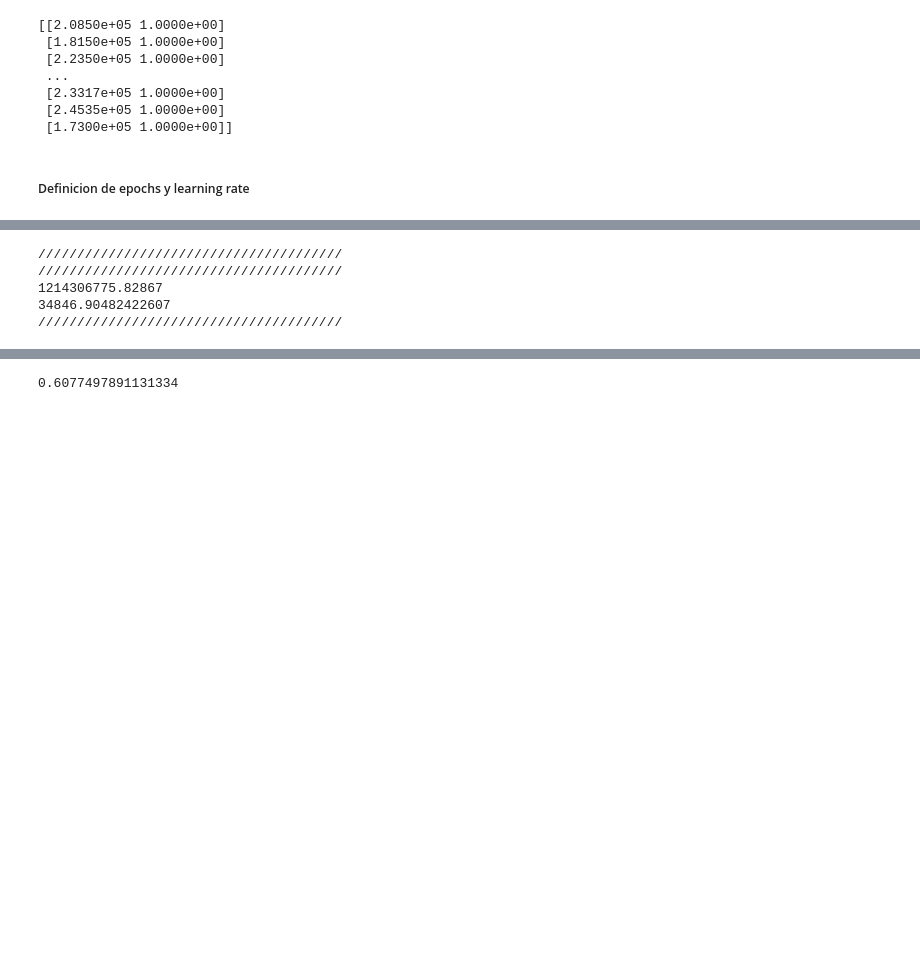
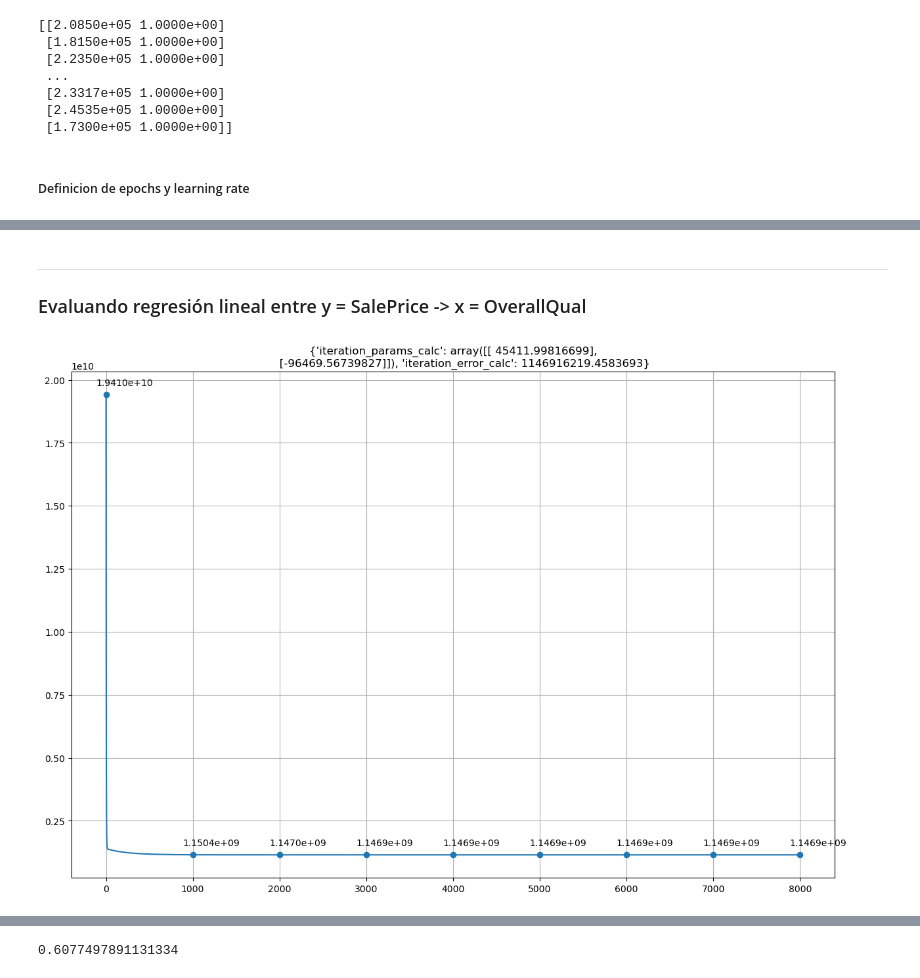
Before and after one commit to Alejndro22/simple-linear-regression-ds, a Jupyter notebook: 24008282_Proyecto_1.ipynb, the cells around one changed output, grey strips where cells are left out. Drawn from its saved outputs; the diff is of its cells as text; code cells hidden in the pictures; blank space fills up the shorter version.

```diff
--- a/24008282_Proyecto_1.ipynb
+++ b/24008282_Proyecto_1.ipynb
@@ -657,3 +554,0 @@ array([ 4627283., -4748856.])
-# %%
-vectorized_gradients_vectors = vectorized_gradients_vectors * (1/n)
-vectorized_gradients_vectors
@@ -758,8 +654,5 @@ m1 = SimpleLinearRegression(300, -0.0501, n, matrix_x, saleprice_vector)
-# %%
-mymodel_prediction = m1.get_error_with_current_parameters()
-# %% [output]
-///////////////////////////////////////
-///////////////////////////////////////
-1214306775.82867
-34846.90482422607
-///////////////////////////////////////
+# %% [markdown]
+
+-----
+
+### Evaluando regresión lineal entre y = SalePrice -> x = OverallQual
@@ -765,0 +664,5 @@ mymodel_prediction = m1.get_error_with_current_parameters()
+# %%
+dict2 = m2.get_err_params_graph(1000)
+dict2
+# %% [output]
+[figure, added]
```
Also changed, not shown: parts of 60 cells of this notebook.
